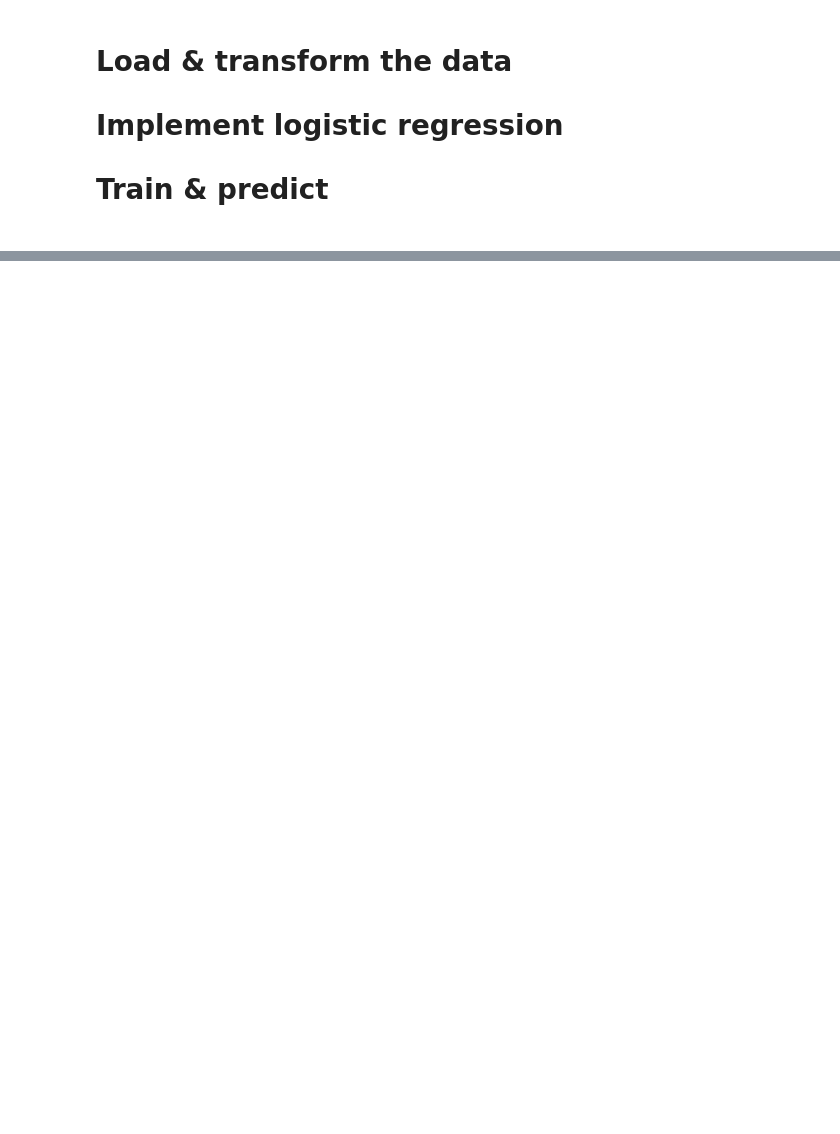
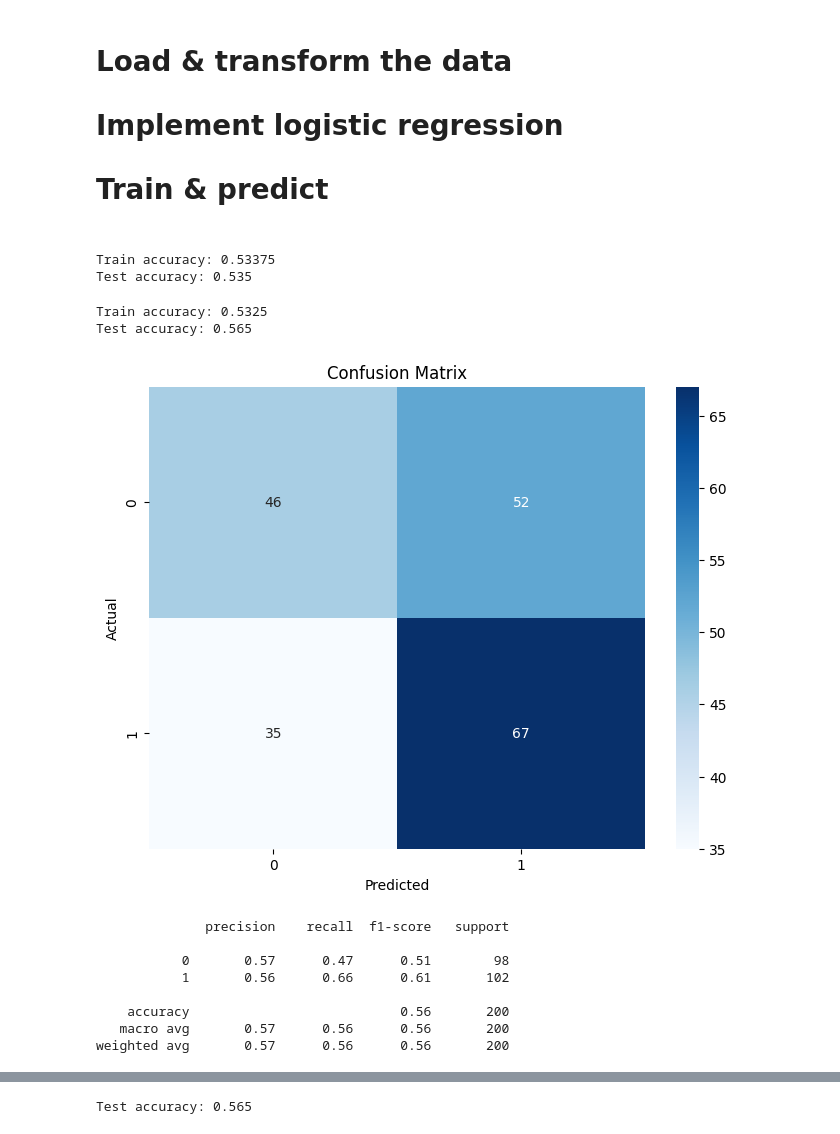
Before and after one commit to fridrichmrtn/ibm-ai-engineering, a Jupyter notebook: 04_intro_nets_pytorch/final_project/final_project.ipynb, the cells around one changed output, grey strips where cells are left out. Saved outputs shown, nothing was run; the diff lists cells and outputs as text; code cells hidden in the pictures; blank space fills up the shorter version.

```diff
--- a/04_intro_nets_pytorch/final_project/final_project.ipynb
+++ b/04_intro_nets_pytorch/final_project/final_project.ipynb
@@ -6,15 +6,15 @@
 # %%
 # task 1
 import pandas as pd
+from sklearn.model_selection import train_test_split
 
-df = pd.read_csv('https://cf-courses-data.s3.us.cloud-object-storage.appdomain.cloud/rk7VDaPjMp1h5VXS-cUyMg/league-of-legends-data-large.csv')
+df = pd.read_csv("https://cf-courses-data.s3.us.cloud-object-storage.appdomain.cloud/rk7VDaPjMp1h5VXS-cUyMg/league-of-legends-data-large.csv")
 target = "win"
 features = df.columns.drop(target)
 X = df[features]
 y = df[target]
-from sklearn.model_selection import train_test_split
-X_train, X_test, y_train, y_test = train_test_split(X, y, test_size=0.2, random_state=0)
+X_train, X_test, y_train, y_test = train_test_split(
+    X, y, test_size=0.2, random_state=42, stratify=y)
 
-# standard scaler
-# convert to tensors
+# NOTE: standard scaling is handled through the pipeline (as it is more sensible)
 # %%
@@ -131,0 +142,54 @@ def plot_roc_curve(y_true, y_pred):
+# %%
+# task 3
+from sklearn.pipeline import Pipeline
+from sklearn.preprocessing import StandardScaler
+
+pipe = Pipeline([
+    ("scaler", StandardScaler()),
+    ("model", TorchLR(n_features=8,
+                      learning_rate=0.01,
+                      epochs=1000))])
+
+pipe.fit(X_train.values, y_train.values)
+
+# accuracy on train and test sets
+print(f"Train accuracy: {pipe.score(X_train.values, y_train.values)}")
+print(f"Test accuracy: {pipe.score(X_test.values, y_test.values)}")
+# %% [output]
+Train accuracy: 0.53375
+Test accuracy: 0.535
+# %%
+# task 4
+from sklearn.pipeline import Pipeline
+from sklearn.preprocessing import StandardScaler
+
+pipe = Pipeline([
+    ("scaler", StandardScaler()),
+    ("model", TorchLR(n_features=8,
+                      learning_rate=0.01,
+                      weight_decay=0.01,
+                      epochs=1000))])
+pipe.fit(X_train.values, y_train.values)
+
+# accuracy on train and test sets
+print(f"Train accuracy: {pipe.score(X_train.values, y_train.values)}")
+print(f"Test accuracy: {pipe.score(X_test.values, y_test.values)}")
+# %% [output]
+Train accuracy: 0.5325
+Test accuracy: 0.565
+# %%
+# task 5
+eval = TorchEv(pipe, X_test, y_test)
+eval.plot_confusion_matrix()
+eval.print_classification_report()
+eval.plot_roc_curve()
+# %% [output]
+[figure, added]
+              precision    recall  f1-score   support
+
+           0       0.57      0.47      0.51        98
+           1       0.56      0.66      0.61       102
+
+    accuracy                           0.56       200
+   macro avg       0.57      0.56      0.56       200
+weighted avg       0.57      0.56      0.56       200
@@ -132,3 +197,11 @@ def plot_roc_curve(y_true, y_pred):
+# %%
+# task 6
+pipe["model"].save("model.pth")
+pipe["model"].load("model.pth")
+# NOTE: the evaluation mode is abstracted in the upstream class
+print(f"Test accuracy: {pipe.score(X_test.values, y_test.values)}")
+# %% [output]
+Test accuracy: 0.565
 # %%
 # task 7
 # hyperparameter tuning
```
Also changed, not shown: parts of 6 cells of this notebook.
